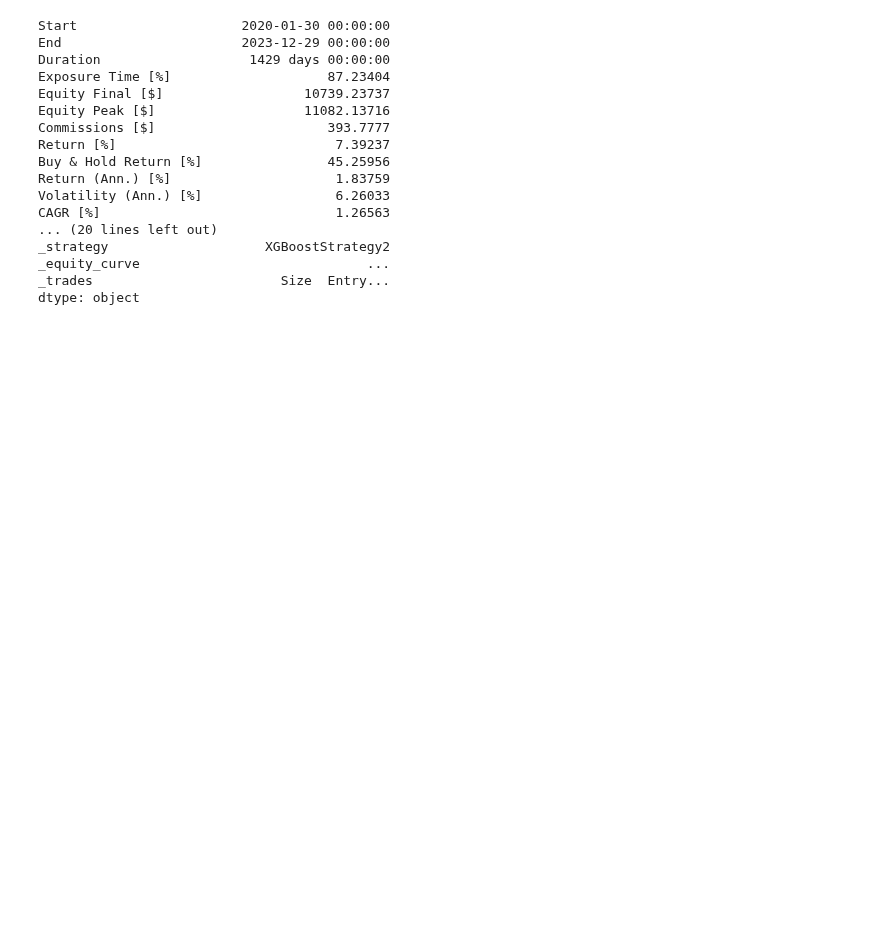
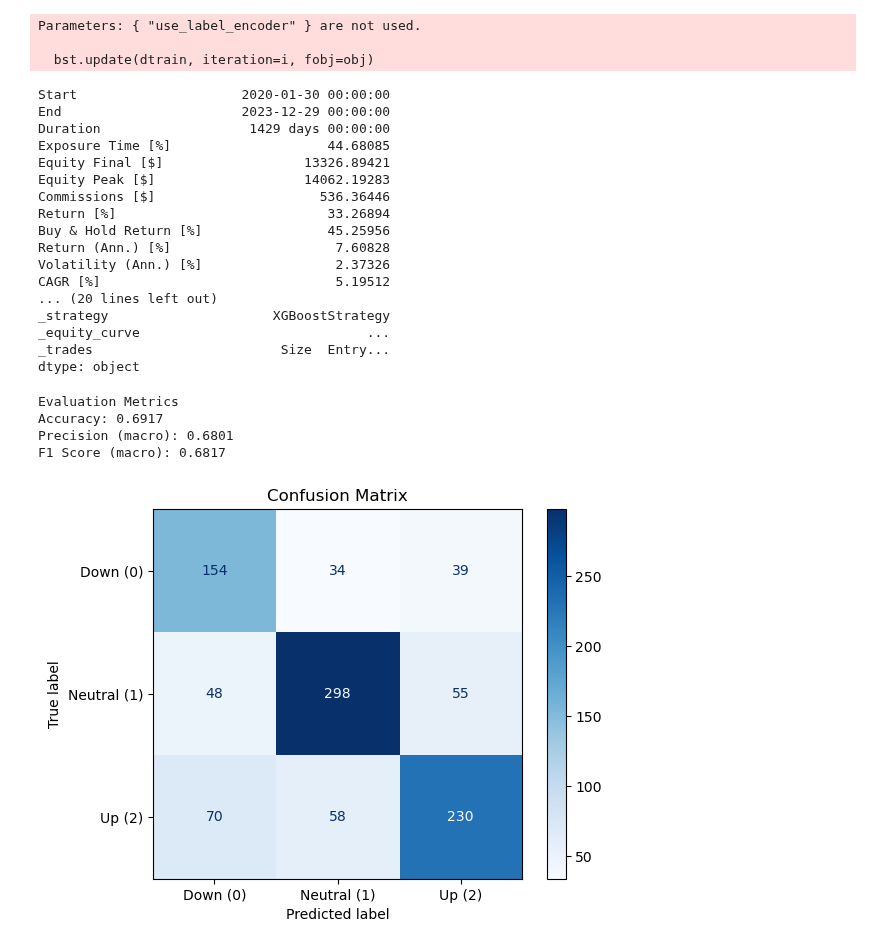
Before and after one commit to y3y-tech/CX4240_Project, a Jupyter notebook: FinalCode/XGBoost_Final.ipynb, the cells around one changed output. Drawn from its saved outputs; the diff is of its cells as text; code cells hidden in the pictures; blank space fills up the shorter version.

Commit message:
Pls use XGBoost_Final

```diff
--- a/FinalCode/XGBoost_Final.ipynb
+++ b/FinalCode/XGBoost_Final.ipynb
@@ -119,22 +130,41 @@ class XGBoostStrategy2(Strategy):
 # %%
-bt = Backtest(df, XGBoostStrategy2, cash=10_000, commission=.0002)
+bt = Backtest(df, XGBoostStrategy, cash=10_000, commission=.0002)
 backtest = bt.run()
 backtest
 # %% [output]
-Start                     2020-01-30 00:00:00
-End                       2023-12-29 00:00:00
-Duration                   1429 days 00:00:00
-Exposure Time [%]                    87.23404
-Equity Final [$]                  10739.23737
-Equity Peak [$]                   11082.13716
-Commissions [$]                      393.7777
-Return [%]                            7.39237
-Buy & Hold Return [%]                45.25956
-Return (Ann.) [%]                     1.83759
-Volatility (Ann.) [%]                 6.26033
-CAGR [%]                              1.26563
-... (20 lines left out)
-_strategy                    XGBoostStrategy2
-_equity_curve                             ...
-_trades                        Size  Entry...
-dtype: object
+Parameters: { "use_label_encoder" } are not used.
+
+  bst.update(dtrain, iteration=i, fobj=obj)
+Start                     2020-01-30 00:00:00
+End                       2023-12-29 00:00:00
+Duration                   1429 days 00:00:00
+Exposure Time [%]                    44.68085
+Equity Final [$]                  13326.89421
+Equity Peak [$]                   14062.19283
+Commissions [$]                     536.36446
+Return [%]                           33.26894
+Buy & Hold Return [%]                45.25956
+Return (Ann.) [%]                     7.60828
+Volatility (Ann.) [%]                 2.37326
+CAGR [%]                              5.19512
+... (20 lines left out)
+_strategy                     XGBoostStrategy
+_equity_curve                             ...
+_trades                        Size  Entry...
+dtype: object
+# %%
+from sklearn.metrics import f1_score, accuracy_score, precision_score, confusion_matrix, ConfusionMatrixDisplay
+import matplotlib.pyplot as plt
+
+def evaluate_strategy(y_true, y_pred):
+
+    print("Evaluation Metrics")
+    print("Accuracy:", round(accuracy_score(y_true, y_pred), 4))
+    print("Precision (macro):", round(precision_score(y_true, y_pred, average='macro'), 4))
+    print("F1 Score (macro):", round(f1_score(y_true, y_pred, average='macro'), 4))
+
+    cm = confusion_matrix(y_true, y_pred, labels=[0,1,2])
+    disp = ConfusionMatrixDisplay(cm, display_labels=['Down (0)', 'Neutral (1)', 'Up (2)'])
+    disp.plot(cmap='Blues')
+    plt.title("Confusion Matrix")
+    plt.show()
@@ -140,0 +173,10 @@ dtype: object
+# %%
+predictions = backtest._strategy.predictions
+actuals = backtest._strategy.actuals
+evaluate_strategy(predictions, actuals)
+# %% [output]
+Evaluation Metrics
+Accuracy: 0.6917
+Precision (macro): 0.6801
+F1 Score (macro): 0.6817
+[figure, added]
```
Also changed, not shown: parts of 4 cells of this notebook, 1 other file.
